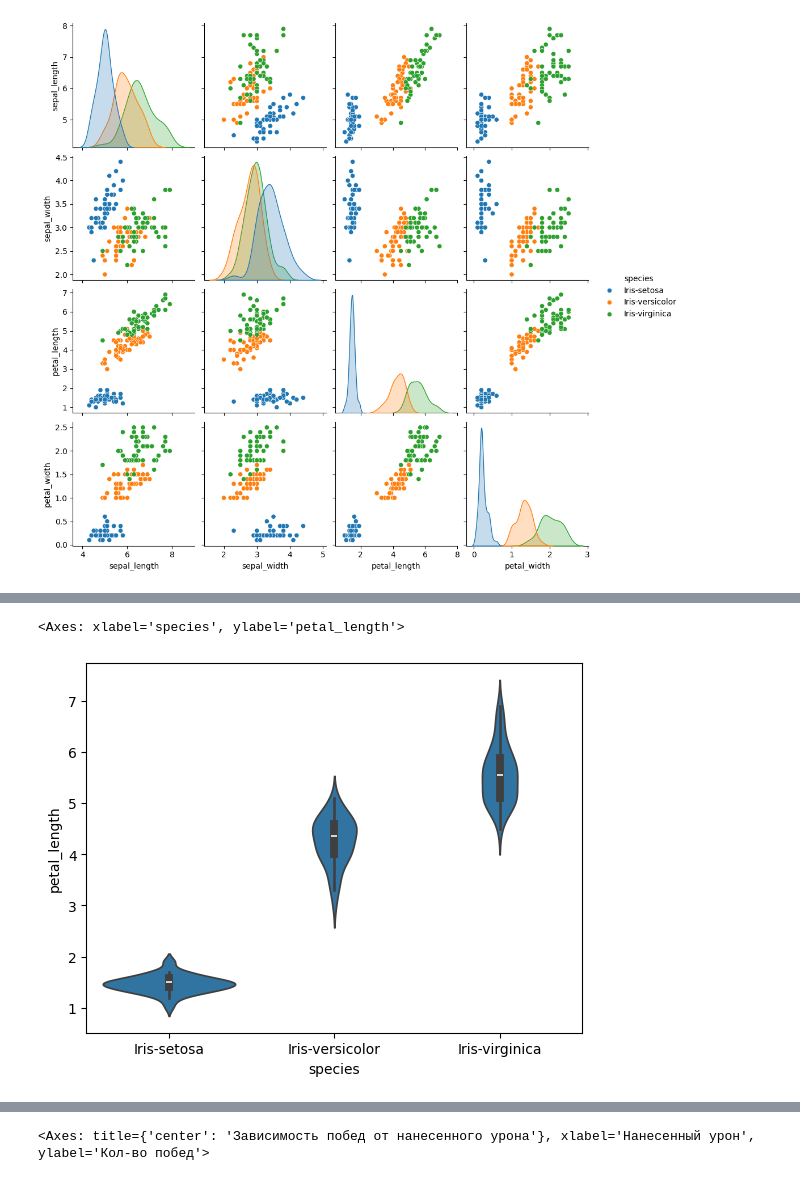
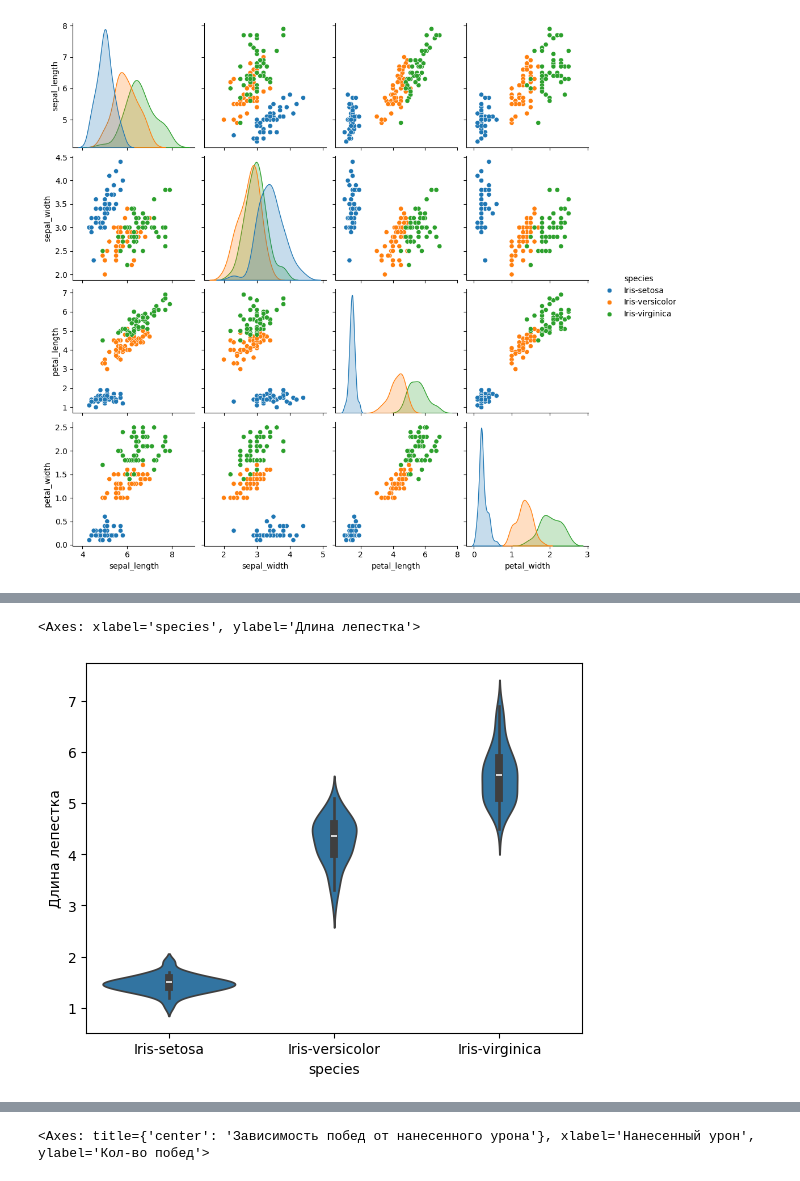
Before and after one commit to kalanimus/PythonLabs, a Jupyter notebook: Lab2/Untitled.ipynb, the cells around one changed output, grey strips where cells are left out. Saved outputs shown, nothing was run; the diff lists cells and outputs as text; code cells hidden in the pictures.

```diff
--- a/Lab2/Untitled.ipynb
+++ b/Lab2/Untitled.ipynb
@@ -56,6 +58,7 @@ sb.violinplot(file2, x = file2.columns[4], y = file2.columns[1])
 # %%
+plt.ylabel("Длина лепестка")
 sb.violinplot(file2, x = file2.columns[4], y = file2.columns[2])
 # %% [output]
-<Axes: xlabel='species', ylabel='petal_length'>
+<Axes: xlabel='species', ylabel='Длина лепестка'>
-[figure, old version]
+[figure, new version]
 # %%
```
Also changed, not shown: parts of 6 cells of this notebook.
